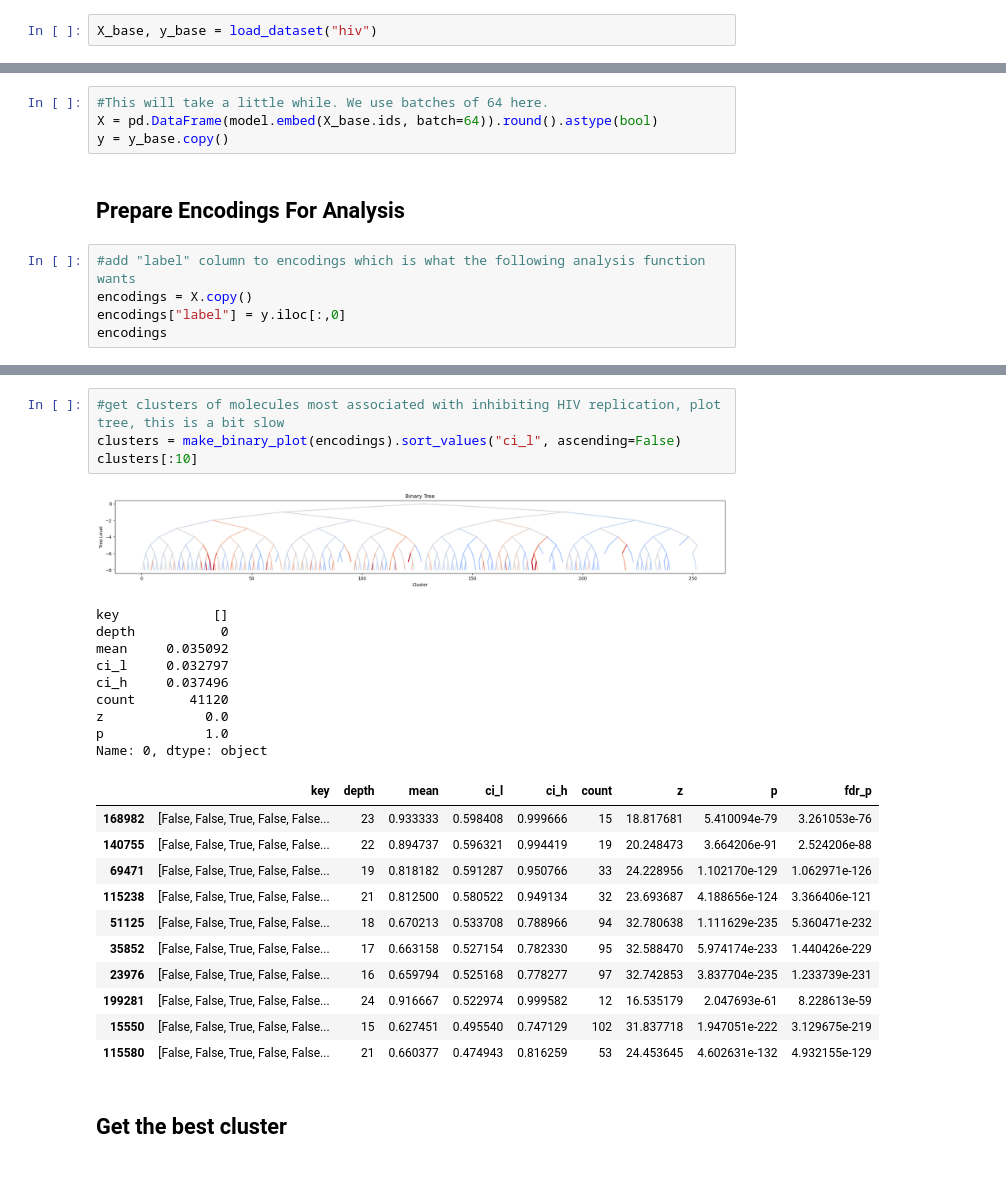
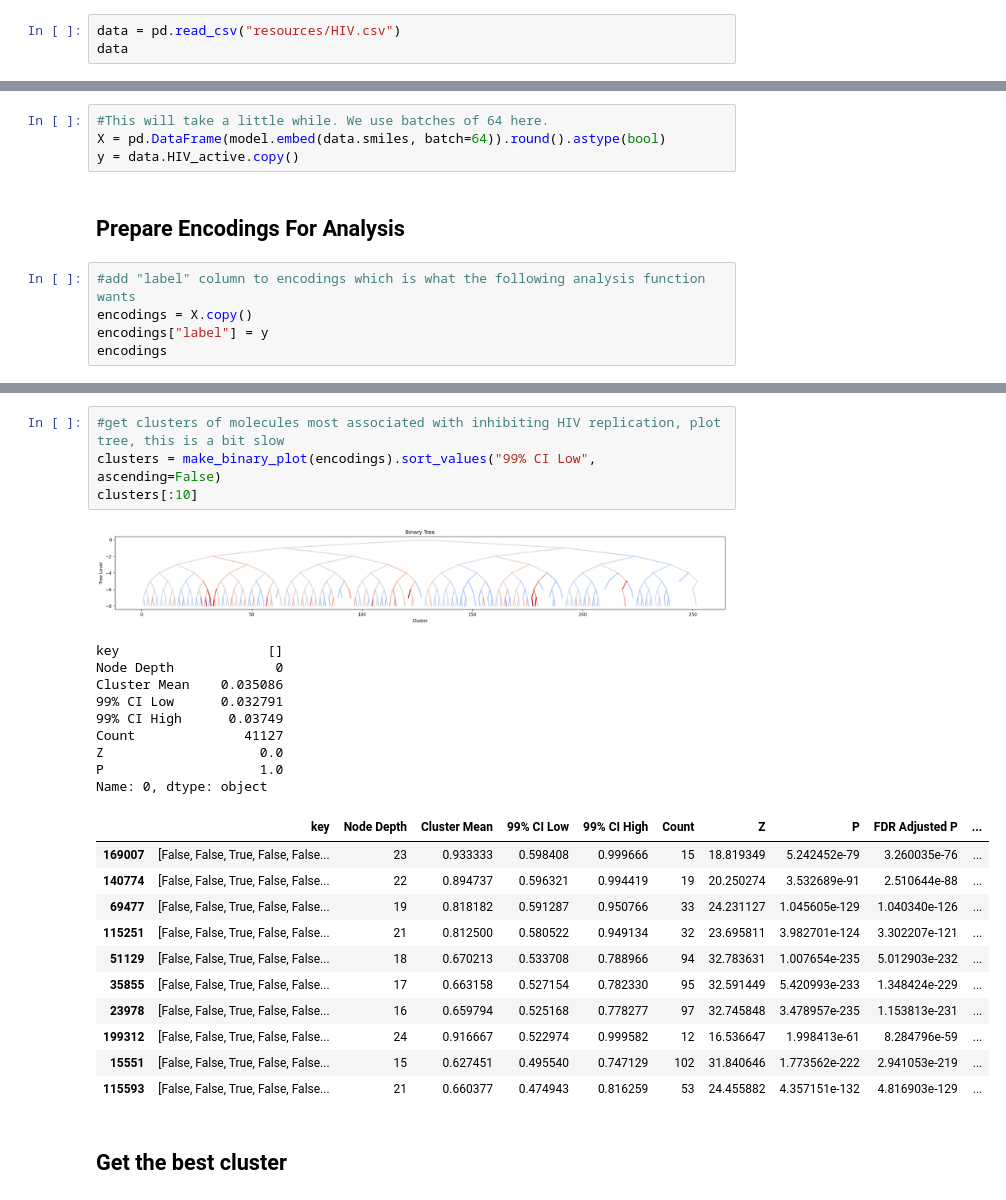
Before and after one commit to willbaskett/ChemROAR, a Jupyter notebook: demo.ipynb, the cells around one changed output, grey strips where cells are left out. Saved outputs shown, nothing was run; the diff lists cells and outputs as text.

```diff
--- a/demo.ipynb
+++ b/demo.ipynb
@@ -75,4 +21,5 @@ model = ROAR.ChemROAR.from_pretrained("willbaskett/ChemROAR").to(device)
 # %% [markdown]
 ## Load the HIV dataset
 # %%
-X_base, y_base = load_dataset("hiv")
+data = pd.read_csv("resources/HIV.csv")
+data
@@ -80,14 +41,14 @@ X_base, y_base = load_dataset("hiv")
 ## Make Embeddings
 # %%
 #This will take a little while. We use batches of 64 here.
-X = pd.DataFrame(model.embed(X_base.ids, batch=64)).round().astype(bool)
-y = y_base.copy()
+X = pd.DataFrame(model.embed(data.smiles, batch=64)).round().astype(bool)
+y = data.HIV_active.copy()
 # %% [markdown]
 ## Prepare Encodings For Analysis
 # %%
 #add "label" column to encodings which is what the following analysis function wants
 encodings = X.copy()
-encodings["label"] = y.iloc[:,0]
+encodings["label"] = y
 encodings
 # %% [output]
 |  | 0 | 1 | 2 | 3 | 4 | 5 | 6 | 7 | 8 | 9 | ... | ... |
@@ -110,29 +71,29 @@ encodings
 # %%
 #get clusters of molecules most associated with inhibiting HIV replication, plot tree, this is a bit slow
-clusters = make_binary_plot(encodings).sort_values("ci_l", ascending=False)
+clusters = make_binary_plot(encodings).sort_values("99% CI Low", ascending=False)
 clusters[:10]
 # %% [output]
 [figure]
-key            []
-depth           0
-mean     0.035092
-ci_l     0.032797
-ci_h     0.037496
-count       41120
-z             0.0
-p             1.0
+key                   []
+Node Depth             0
+Cluster Mean    0.035086
+99% CI Low      0.032791
+99% CI High      0.03749
+Count              41127
+Z                    0.0
+P                    1.0
 Name: 0, dtype: object
-|  | key | depth | mean | ci_l | ci_h | count | z | p | fdr_p |
-| 168982 | [False, False, True, False, False... | 23 | 0.933333 | 0.598408 | 0.999666 | 15 | 18.817681 | 5.410094e-79 | 3.261053e-76 |
-| 140755 | [False, False, True, False, False... | 22 | 0.894737 | 0.596321 | 0.994419 | 19 | 20.248473 | 3.664206e-91 | 2.524206e-88 |
-| 69471 | [False, False, True, False, False... | 19 | 0.818182 | 0.591287 | 0.950766 | 33 | 24.228956 | 1.102170e-129 | 1.062971e-126 |
-| 115238 | [False, False, True, False, False... | 21 | 0.812500 | 0.580522 | 0.949134 | 32 | 23.693687 | 4.188656e-124 | 3.366406e-121 |
-| 51125 | [False, False, True, False, False... | 18 | 0.670213 | 0.533708 | 0.788966 | 94 | 32.780638 | 1.111629e-235 | 5.360471e-232 |
-| 35852 | [False, False, True, False, False... | 17 | 0.663158 | 0.527154 | 0.782330 | 95 | 32.588470 | 5.974174e-233 | 1.440426e-229 |
-| 23976 | [False, False, True, False, False... | 16 | 0.659794 | 0.525168 | 0.778277 | 97 | 32.742853 | 3.837704e-235 | 1.233739e-231 |
-| 199281 | [False, False, True, False, False... | 24 | 0.916667 | 0.522974 | 0.999582 | 12 | 16.535179 | 2.047693e-61 | 8.228613e-59 |
-| 15550 | [False, False, True, False, False... | 15 | 0.627451 | 0.495540 | 0.747129 | 102 | 31.837718 | 1.947051e-222 | 3.129675e-219 |
-| 115580 | [False, False, True, False, False... | 21 | 0.660377 | 0.474943 | 0.816259 | 53 | 24.453645 | 4.602631e-132 | 4.932155e-129 |
+|  | key | Node Depth | Cluster Mean | 99% CI Low | 99% CI High | Count | Z | P | FDR Adjusted P | ... |
+| 169007 | [False, False, True, False, False... | 23 | 0.933333 | 0.598408 | 0.999666 | 15 | 18.819349 | 5.242452e-79 | 3.260035e-76 | ... |
+| 140774 | [False, False, True, False, False... | 22 | 0.894737 | 0.596321 | 0.994419 | 19 | 20.250274 | 3.532689e-91 | 2.510644e-88 | ... |
+| 69477 | [False, False, True, False, False... | 19 | 0.818182 | 0.591287 | 0.950766 | 33 | 24.231127 | 1.045605e-129 | 1.040340e-126 | ... |
+| 115251 | [False, False, True, False, False... | 21 | 0.812500 | 0.580522 | 0.949134 | 32 | 23.695811 | 3.982701e-124 | 3.302207e-121 | ... |
+| 51129 | [False, False, True, False, False... | 18 | 0.670213 | 0.533708 | 0.788966 | 94 | 32.783631 | 1.007654e-235 | 5.012903e-232 | ... |
+| 35855 | [False, False, True, False, False... | 17 | 0.663158 | 0.527154 | 0.782330 | 95 | 32.591449 | 5.420993e-233 | 1.348424e-229 | ... |
+| 23978 | [False, False, True, False, False... | 16 | 0.659794 | 0.525168 | 0.778277 | 97 | 32.745848 | 3.478957e-235 | 1.153813e-231 | ... |
+| 199312 | [False, False, True, False, False... | 24 | 0.916667 | 0.522974 | 0.999582 | 12 | 16.536647 | 1.998413e-61 | 8.284796e-59 | ... |
+| 15551 | [False, False, True, False, False... | 15 | 0.627451 | 0.495540 | 0.747129 | 102 | 31.840646 | 1.773562e-222 | 2.941053e-219 | ... |
+| 115593 | [False, False, True, False, False... | 21 | 0.660377 | 0.474943 | 0.816259 | 53 | 24.455882 | 4.357151e-132 | 4.816903e-129 | ... |
 # %% [markdown]
 ## Get the best cluster
 # %%
```
Also changed, not shown: parts of 7 cells of this notebook, 1 other file.
